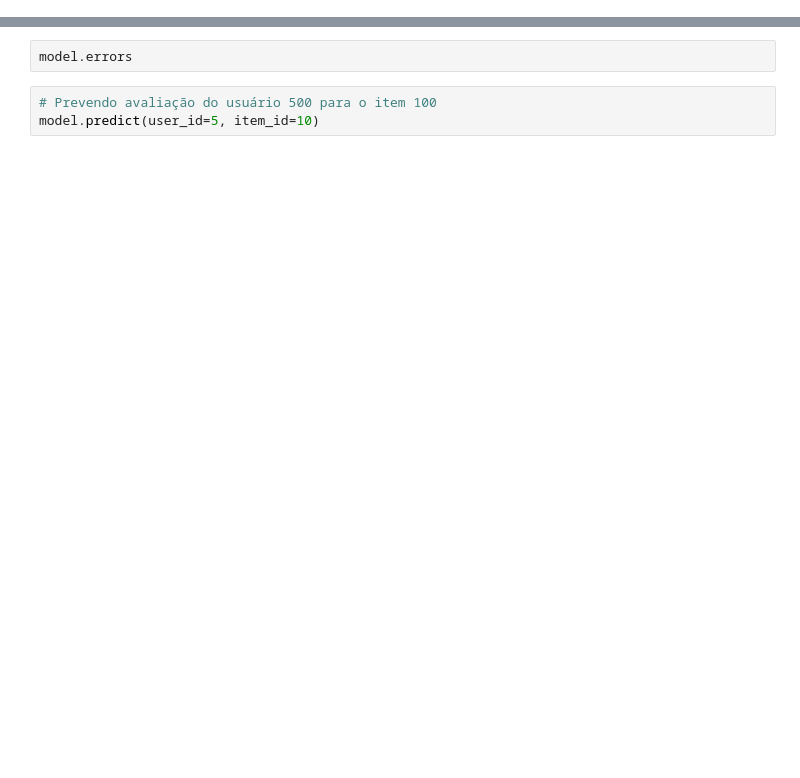
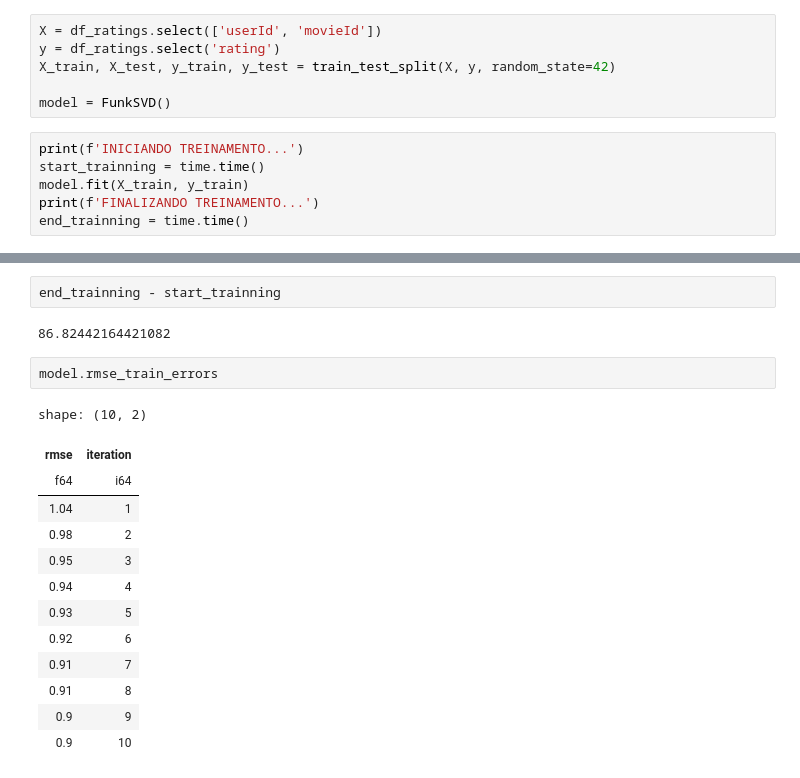
Before and after one commit to willonf/funk_svd, a Jupyter notebook: code.ipynb, the cells around one changed output, grey strips where cells are left out. Saved outputs shown, nothing was run; the diff lists cells and outputs as text; blank space fills up the shorter version.

Commit message:
Modify model 3

```diff
--- a/code.ipynb
+++ b/code.ipynb
@@ -169,0 +132,12 @@ model = funkSVD(sample, users, itens, k=50)
+# %%
+X = df_ratings.select(['userId', 'movieId'])
+y = df_ratings.select('rating')
+X_train, X_test, y_train, y_test = train_test_split(X, y, random_state=42)
+
+model = FunkSVD()
+# %%
+print(f'INICIANDO TREINAMENTO...')
+start_trainning = time.time()
+model.fit(X_train, y_train)
+print(f'FINALIZANDO TREINAMENTO...')
+end_trainning = time.time()
@@ -170,5 +176,20 @@ model = funkSVD(sample, users, itens, k=50)
+# %%
+end_trainning - start_trainning
+# %% [output]
+86.82442164421082
 # %%
-model.errors
+model.rmse_train_errors
+# %% [output]
+shape: (10, 2)
+| rmse | iteration |
+| f64 | i64 |
+| 1.04 | 1 |
+| 0.98 | 2 |
+| 0.95 | 3 |
+| 0.94 | 4 |
+| 0.93 | 5 |
+| 0.92 | 6 |
+| 0.91 | 7 |
+| 0.91 | 8 |
+| 0.9 | 9 |
+| 0.9 | 10 |
-# %%
-# Prevendo avaliação do usuário 500 para o item 100
-model.predict(user_id=5, item_id=10)
```
Also changed, not shown: parts of 25 cells of this notebook, 1 other file.
